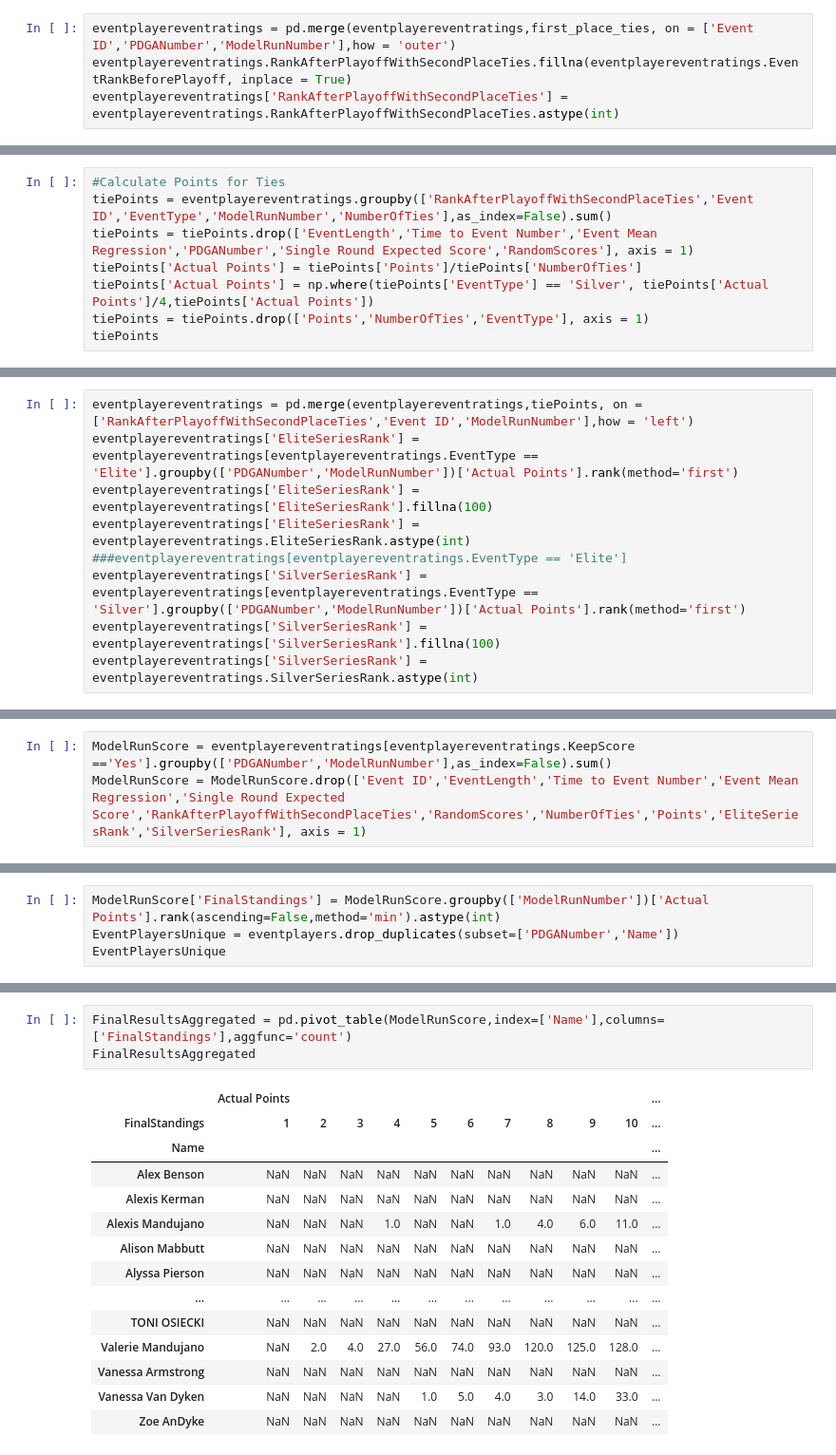
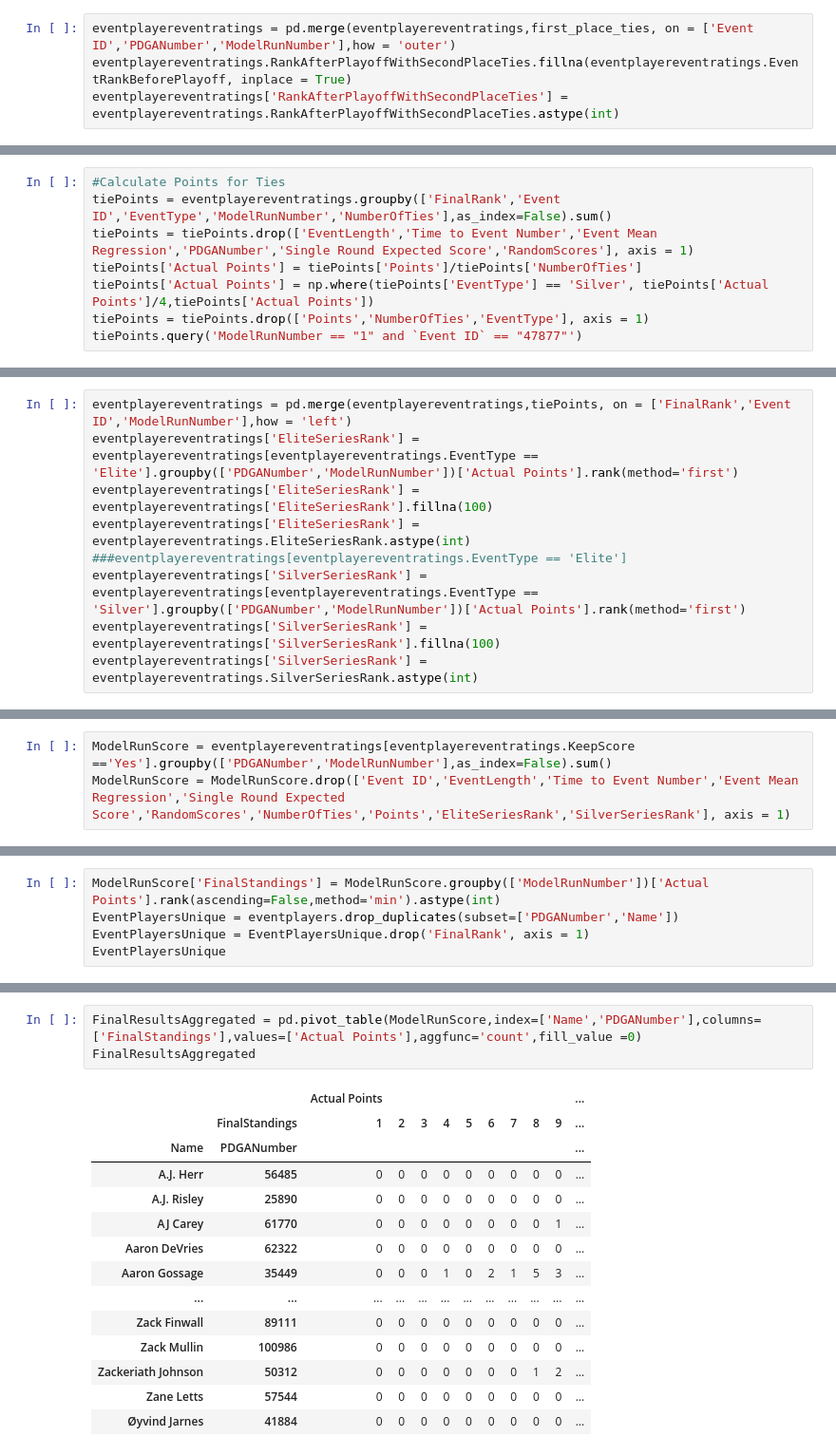
Before and after one commit to dgoodenough/discgolf, a Jupyter notebook: DGPTModel.ipynb, the cells around one changed output, grey strips where cells are left out. Shown at 95% size. Cells and saved outputs as stored; diff of their text form.

```diff
--- a/DGPTModel.ipynb
+++ b/DGPTModel.ipynb
@@ -158,9 +207,9 @@ eventplayereventratings
 # %%
 #Calculate Points for Ties
-tiePoints = eventplayereventratings.groupby(['RankAfterPlayoffWithSecondPlaceTies','Event ID','EventType','ModelRunNumber','NumberOfTies'],as_index=False).sum()
+tiePoints = eventplayereventratings.groupby(['FinalRank','Event ID','EventType','ModelRunNumber','NumberOfTies'],as_index=False).sum()
 tiePoints = tiePoints.drop(['EventLength','Time to Event Number','Event Mean Regression','PDGANumber','Single Round Expected Score','RandomScores'], axis = 1)
 tiePoints['Actual Points'] = tiePoints['Points']/tiePoints['NumberOfTies']
 tiePoints['Actual Points'] = np.where(tiePoints['EventType'] == 'Silver', tiePoints['Actual Points']/4,tiePoints['Actual Points'])
 tiePoints = tiePoints.drop(['Points','NumberOfTies','EventType'], axis = 1)
-tiePoints
+tiePoints.query('ModelRunNumber == "1" and `Event ID` == "47877"')
 # %% [output]
@@ -180,5 +233,5 @@ tiePoints
 # %%
-eventplayereventratings = pd.merge(eventplayereventratings,tiePoints, on = ['RankAfterPlayoffWithSecondPlaceTies','Event ID','ModelRunNumber'],how = 'left')
+eventplayereventratings = pd.merge(eventplayereventratings,tiePoints, on = ['FinalRank','Event ID','ModelRunNumber'],how = 'left')
 eventplayereventratings['EliteSeriesRank'] = eventplayereventratings[eventplayereventratings.EventType == 'Elite'].groupby(['PDGANumber','ModelRunNumber'])['Actual Points'].rank(method='first')
 eventplayereventratings['EliteSeriesRank'] = eventplayereventratings['EliteSeriesRank'].fillna(100)
 eventplayereventratings['EliteSeriesRank'] = eventplayereventratings.EliteSeriesRank.astype(int)
@@ -204,6 +248,6 @@ eventplayereventratings.query('ModelRunNumber == "1" and PDGANumber == "29190"')
 # %%
 ModelRunScore = eventplayereventratings[eventplayereventratings.KeepScore =='Yes'].groupby(['PDGANumber','ModelRunNumber'],as_index=False).sum()
-ModelRunScore = ModelRunScore.drop(['Event ID','EventLength','Time to Event Number','Event Mean Regression','Single Round Expected Score','RankAfterPlayoffWithSecondPlaceTies','RandomScores','NumberOfTies','Points','EliteSeriesRank','SilverSeriesRank'], axis = 1)
+ModelRunScore = ModelRunScore.drop(['Event ID','EventLength','Time to Event Number','Event Mean Regression','Single Round Expected Score','RandomScores','NumberOfTies','Points','EliteSeriesRank','SilverSeriesRank'], axis = 1)
 # %%
 ModelRunScore
 # %% [output]
@@ -223,6 +267,7 @@ ModelRunScore
 # %%
 ModelRunScore['FinalStandings'] = ModelRunScore.groupby(['ModelRunNumber'])['Actual Points'].rank(ascending=False,method='min').astype(int)
 EventPlayersUnique = eventplayers.drop_duplicates(subset=['PDGANumber','Name'])
+EventPlayersUnique = EventPlayersUnique.drop('FinalRank', axis = 1)
 EventPlayersUnique
 # %% [output]
 |  | Event ID | Name | PDGANumber | Rating |
@@ -258,18 +303,18 @@ ModelRunScore
 # %%
-FinalResultsAggregated = pd.pivot_table(ModelRunScore,index=['Name'],columns=['FinalStandings'],aggfunc='count')
+FinalResultsAggregated = pd.pivot_table(ModelRunScore,index=['Name','PDGANumber'],columns=['FinalStandings'],values=['Actual Points'],aggfunc='count',fill_value =0)
 FinalResultsAggregated
 # %% [output]
-|  | Actual Points |  |  |  |  |  |  |  |  |  | ... |
-| FinalStandings | 1 | 2 | 3 | 4 | 5 | 6 | 7 | 8 | 9 | 10 | ... |
-| Name |  |  |  |  |  |  |  |  |  |  | ... |
-| Alex Benson | NaN | NaN | NaN | NaN | NaN | NaN | NaN | NaN | NaN | NaN | ... |
-| Alexis Kerman | NaN | NaN | NaN | NaN | NaN | NaN | NaN | NaN | NaN | NaN | ... |
-| Alexis Mandujano | NaN | NaN | NaN | 1.0 | NaN | NaN | 1.0 | 4.0 | 6.0 | 11.0 | ... |
-| Alison Mabbutt | NaN | NaN | NaN | NaN | NaN | NaN | NaN | NaN | NaN | NaN | ... |
-| Alyssa Pierson | NaN | NaN | NaN | NaN | NaN | NaN | NaN | NaN | NaN | NaN | ... |
+|  |  | Actual Points |  |  |  |  |  |  |  |  | ... |
+|  | FinalStandings | 1 | 2 | 3 | 4 | 5 | 6 | 7 | 8 | 9 | ... |
+| Name | PDGANumber |  |  |  |  |  |  |  |  |  | ... |
+| A.J. Herr | 56485 | 0 | 0 | 0 | 0 | 0 | 0 | 0 | 0 | 0 | ... |
+| A.J. Risley | 25890 | 0 | 0 | 0 | 0 | 0 | 0 | 0 | 0 | 0 | ... |
+| AJ Carey | 61770 | 0 | 0 | 0 | 0 | 0 | 0 | 0 | 0 | 1 | ... |
+| Aaron DeVries | 62322 | 0 | 0 | 0 | 0 | 0 | 0 | 0 | 0 | 0 | ... |
+| Aaron Gossage | 35449 | 0 | 0 | 0 | 1 | 0 | 2 | 1 | 5 | 3 | ... |
 | ... | ... | ... | ... | ... | ... | ... | ... | ... | ... | ... | ... |
-| TONI OSIECKI | NaN | NaN | NaN | NaN | NaN | NaN | NaN | NaN | NaN | NaN | ... |
-| Valerie Mandujano | NaN | 2.0 | 4.0 | 27.0 | 56.0 | 74.0 | 93.0 | 120.0 | 125.0 | 128.0 | ... |
-| Vanessa Armstrong | NaN | NaN | NaN | NaN | NaN | NaN | NaN | NaN | NaN | NaN | ... |
-| Vanessa Van Dyken | NaN | NaN | NaN | NaN | 1.0 | 5.0 | 4.0 | 3.0 | 14.0 | 33.0 | ... |
-| Zoe AnDyke | NaN | NaN | NaN | NaN | NaN | NaN | NaN | NaN | NaN | NaN | ... |
+| Zack Finwall | 89111 | 0 | 0 | 0 | 0 | 0 | 0 | 0 | 0 | 0 | ... |
+| Zack Mullin | 100986 | 0 | 0 | 0 | 0 | 0 | 0 | 0 | 0 | 0 | ... |
+| Zackeriath Johnson | 50312 | 0 | 0 | 0 | 0 | 0 | 0 | 0 | 1 | 2 | ... |
+| Zane Letts | 57544 | 0 | 0 | 0 | 0 | 0 | 0 | 0 | 0 | 0 | ... |
+| Øyvind Jarnes | 41884 | 0 | 0 | 0 | 0 | 0 | 0 | 0 | 0 | 0 | ... |
```
Also changed, not shown: parts of 13 cells of this notebook, 8 other files.
